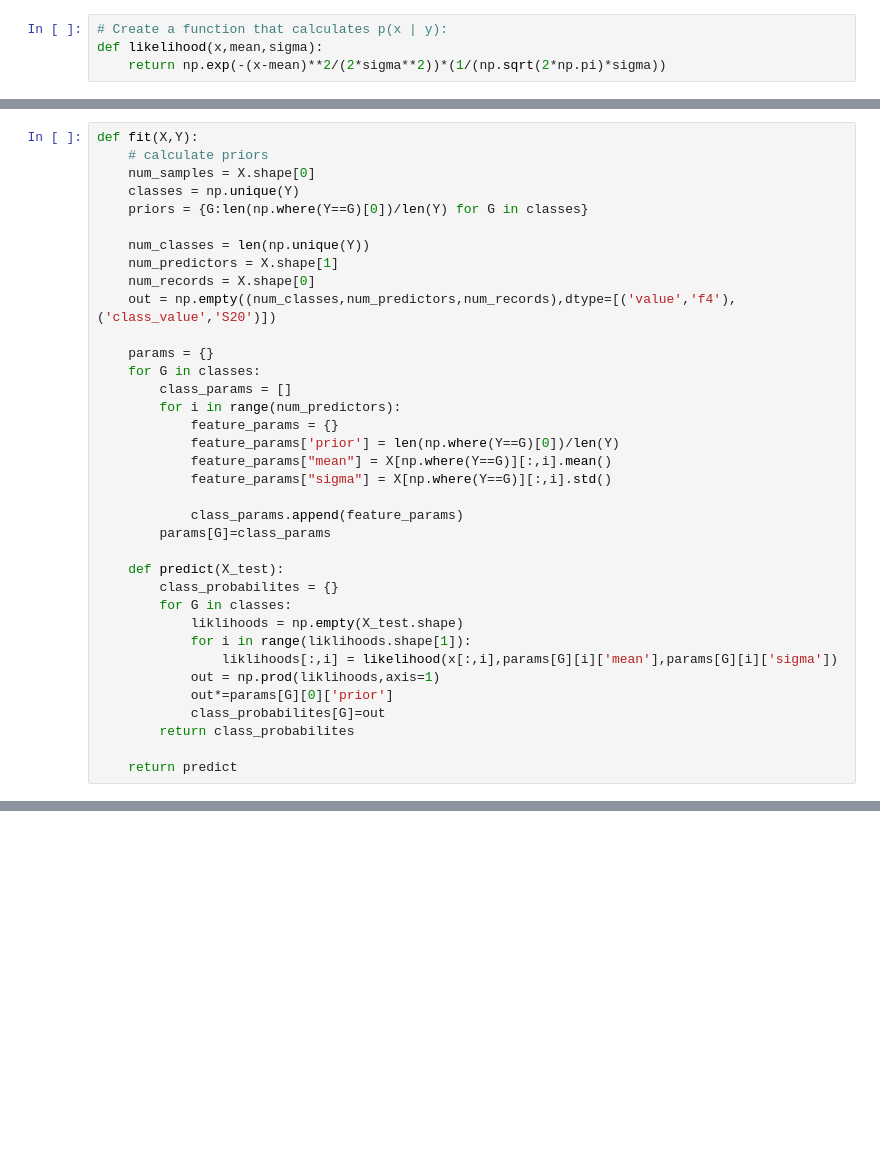
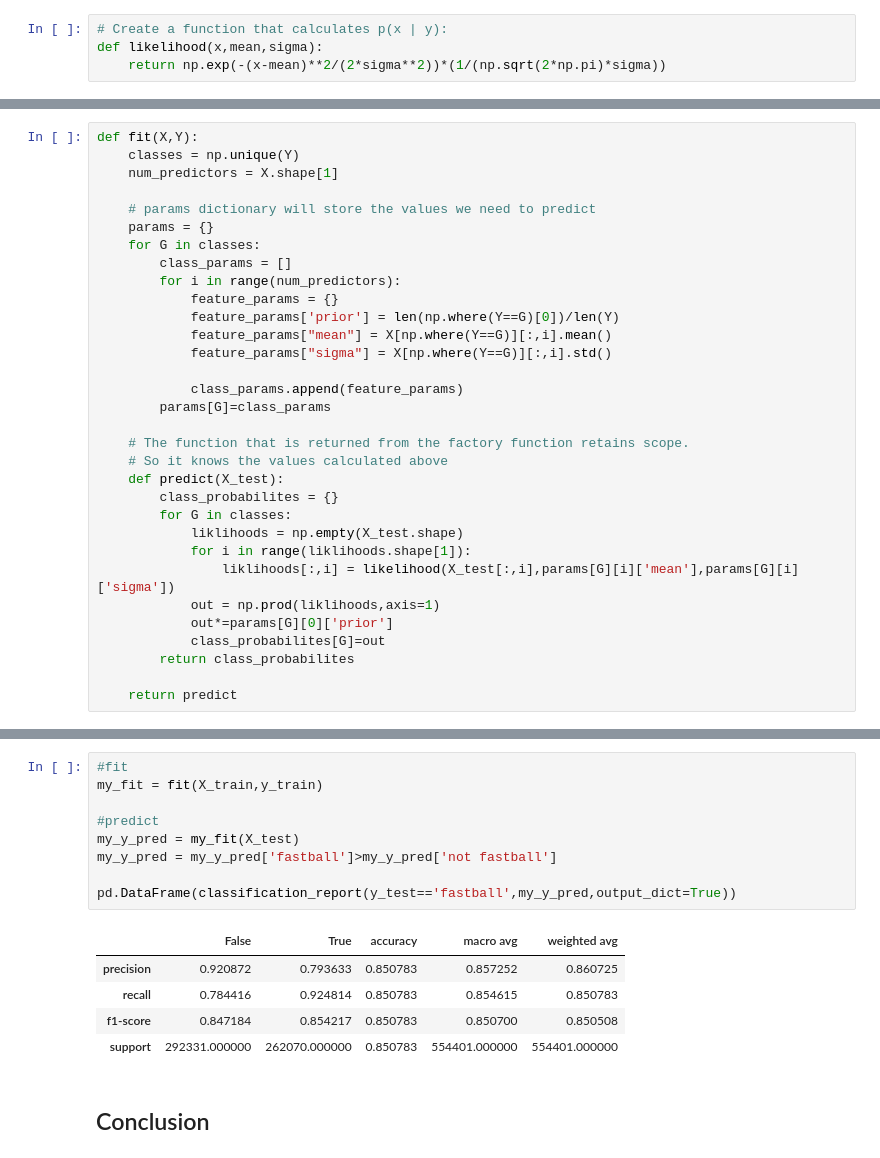
Before and after one commit to schlinkertc/Algorithms-From-Scratch, a Jupyter notebook: Bayes/bayes_fromScratch.ipynb, the cells around one changed output, grey strips where cells are left out. Drawn from its saved outputs; the diff is of its cells as text; blank space fills up the shorter version.

```diff
--- a/Bayes/bayes_fromScratch.ipynb
+++ b/Bayes/bayes_fromScratch.ipynb
@@ -81,15 +120,9 @@ def likelihood(x,mean,sigma):
 # %%
 def fit(X,Y):
-    # calculate priors
-    num_samples = X.shape[0]
     classes = np.unique(Y)
-    priors = {G:len(np.where(Y==G)[0])/len(Y) for G in classes}
+    num_predictors = X.shape[1]
 
-    num_classes = len(np.unique(Y))
-    num_predictors = X.shape[1]
-    num_records = X.shape[0]
-    out = np.empty((num_classes,num_predictors,num_records),dtype=[('value','f4'),('class_value','S20')])
-
+    # params dictionary will store the values we need to predict
     params = {}
     for G in classes:
         class_params = []
@@ -102,12 +135,14 @@ def fit(X,Y):
             class_params.append(feature_params)
         params[G]=class_params
 
+    # The function that is returned from the factory function retains scope.
+    # So it knows the values calculated above
     def predict(X_test):
         class_probabilites = {}
         for G in classes:
             liklihoods = np.empty(X_test.shape)
             for i in range(liklihoods.shape[1]):
-                liklihoods[:,i] = likelihood(x[:,i],params[G][i]['mean'],params[G][i]['sigma'])
+                liklihoods[:,i] = likelihood(X_test[:,i],params[G][i]['mean'],params[G][i]['sigma'])
             out = np.prod(liklihoods,axis=1)
             out*=params[G][0]['prior']
             class_probabilites[G]=out
@@ -137,0 +206,17 @@ pd.DataFrame(classification_report(y == "fastball",fastballs,output_dict=True))
+# %%
+#fit
+my_fit = fit(X_train,y_train)
+
+#predict
+my_y_pred = my_fit(X_test)
+my_y_pred = my_y_pred['fastball']>my_y_pred['not fastball']
+
+pd.DataFrame(classification_report(y_test=='fastball',my_y_pred,output_dict=True))
+# %% [output]
+|  | False | True | accuracy | macro avg | weighted avg |
+| precision | 0.920872 | 0.793633 | 0.850783 | 0.857252 | 0.860725 |
+| recall | 0.784416 | 0.924814 | 0.850783 | 0.854615 | 0.850783 |
+| f1-score | 0.847184 | 0.854217 | 0.850783 | 0.850700 | 0.850508 |
+| support | 292331.000000 | 262070.000000 | 0.850783 | 554401.000000 | 554401.000000 |
+# %% [markdown]
+## Conclusion
```
Also changed, not shown: parts of 36 cells of this notebook, 1 other file.
